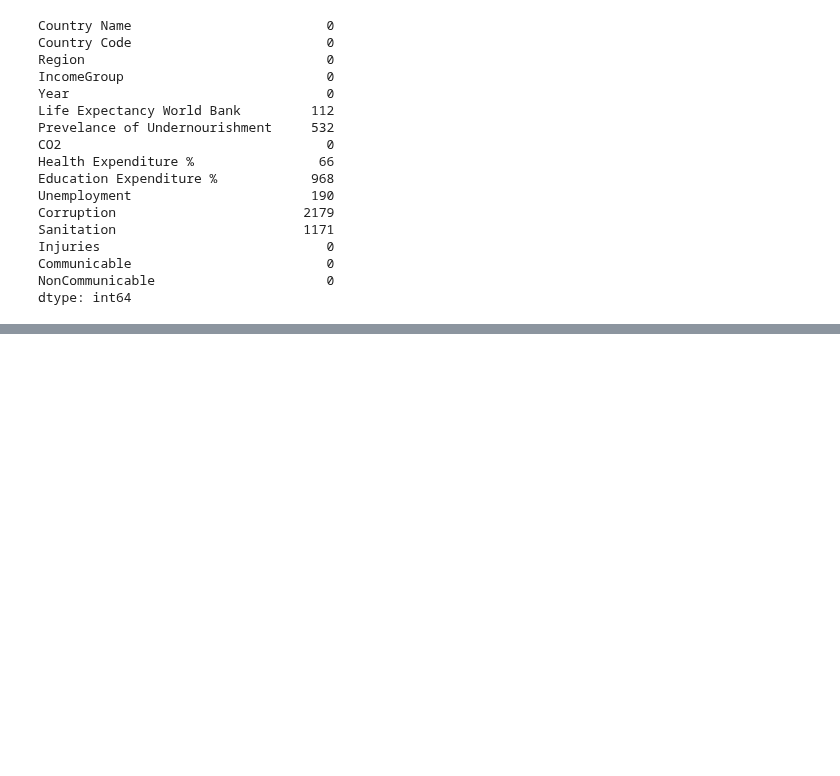
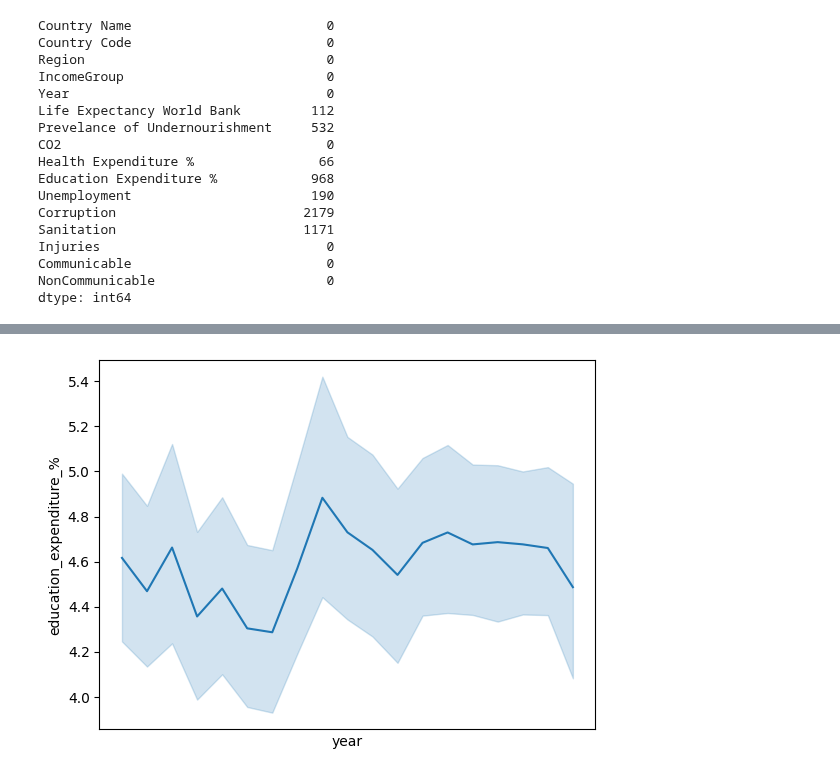
Before and after one commit to HABUDANHAYABK/Associate-Data-Scientist-in-Python, a Jupyter notebook: Exploratory_Data_Analysis_in_Python/working_with_numeric_data.ipynb, the cells around one changed output, grey strips where cells are left out. Saved outputs shown, nothing was run; the diff lists cells and outputs as text; code cells hidden in the pictures; blank space fills up the shorter version.

```diff
--- a/Exploratory_Data_Analysis_in_Python/working_with_numeric_data.ipynb
+++ b/Exploratory_Data_Analysis_in_Python/working_with_numeric_data.ipynb
@@ -130,0 +277,8 @@ print()
+# %%
+sns.lineplot(data=life_expentancy,
+             x='year',
+             y='education_expenditure_%')
+
+plt.show()
+# %% [output]
+[figure, added]
```
Also changed, not shown: parts of 13 cells of this notebook.
